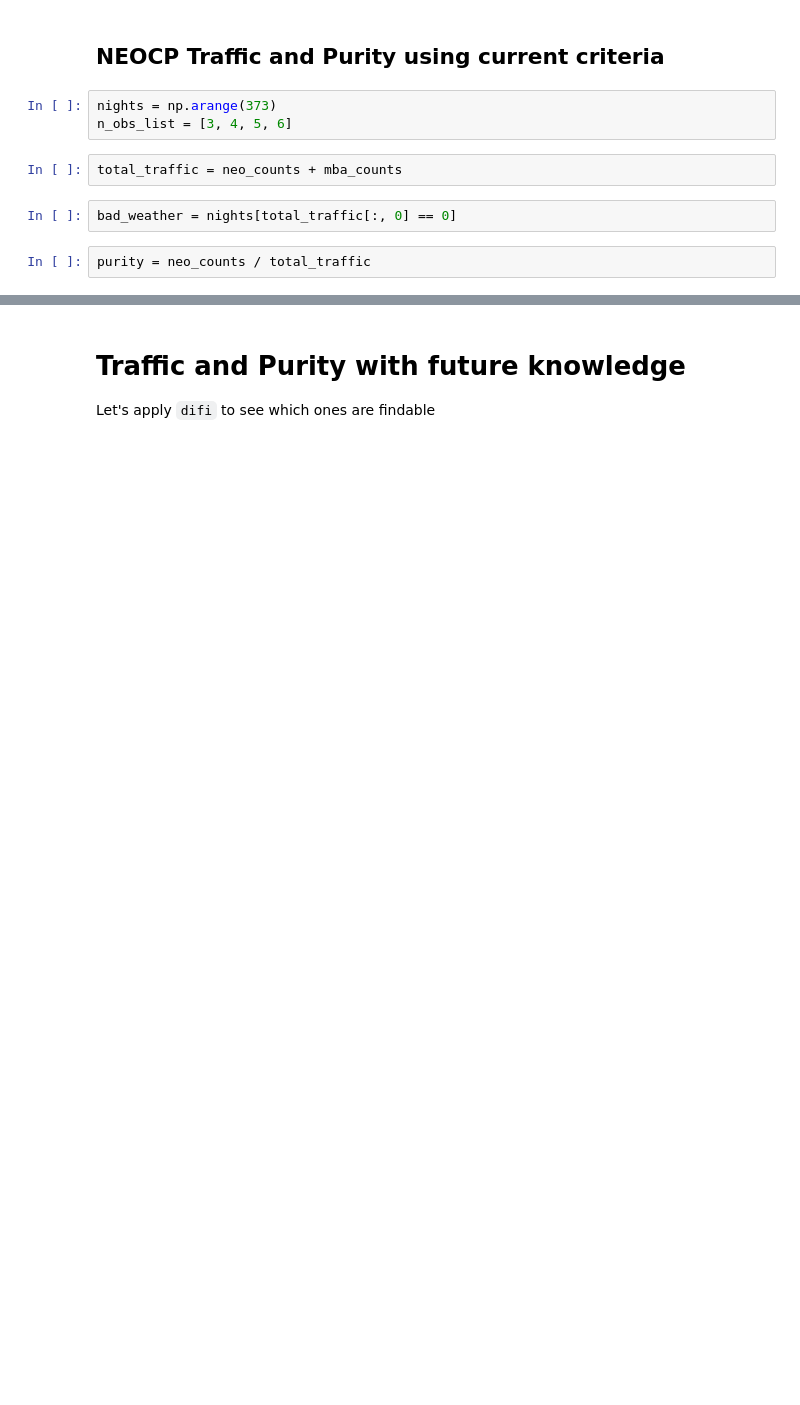
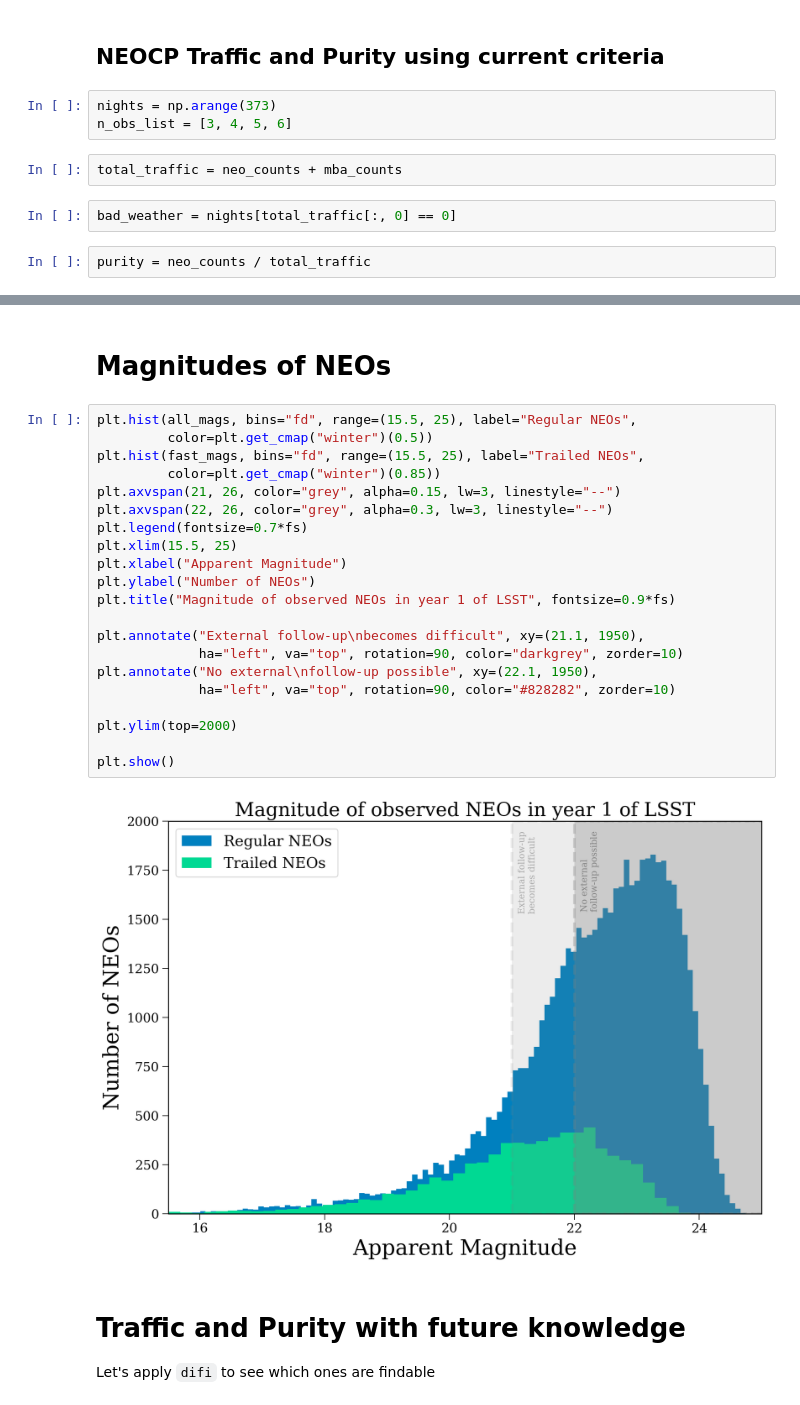
Before and after one commit to TomWagg/lsst-neocp-predictions, a Jupyter notebook: current_criteria/Predictions with current criteria.ipynb, the cells around one changed output, grey strips where cells are left out. Saved outputs shown, nothing was run; the diff lists cells and outputs as text; blank space fills up the shorter version.

```diff
--- a/current_criteria/Predictions with current criteria.ipynb
+++ b/current_criteria/Predictions with current criteria.ipynb
@@ -405,3 +401,28 @@ plt.show()
+# %% [markdown]
+# Magnitudes of NEOs
+# %%
+plt.hist(all_mags, bins="fd", range=(15.5, 25), label="Regular NEOs",
+         color=plt.get_cmap("winter")(0.5))
+plt.hist(fast_mags, bins="fd", range=(15.5, 25), label="Trailed NEOs",
+         color=plt.get_cmap("winter")(0.85))
+plt.axvspan(21, 26, color="grey", alpha=0.15, lw=3, linestyle="--")
+plt.axvspan(22, 26, color="grey", alpha=0.3, lw=3, linestyle="--")
+plt.legend(fontsize=0.7*fs)
+plt.xlim(15.5, 25)
+plt.xlabel("Apparent Magnitude")
+plt.ylabel("Number of NEOs")
+plt.title("Magnitude of observed NEOs in year 1 of LSST", fontsize=0.9*fs)
+
+plt.annotate("External follow-up\nbecomes difficult", xy=(21.1, 1950),
+             ha="left", va="top", rotation=90, color="darkgrey", zorder=10)
+plt.annotate("No external\nfollow-up possible", xy=(22.1, 1950),
+             ha="left", va="top", rotation=90, color="#828282", zorder=10)
+
+plt.ylim(top=2000)
+
+plt.show()
+# %% [output]
+[figure, added]
 # %% [markdown]
 # Traffic and Purity with future knowledge
 
```
Also changed, not shown: parts of 32 cells of this notebook, 5 other files.
